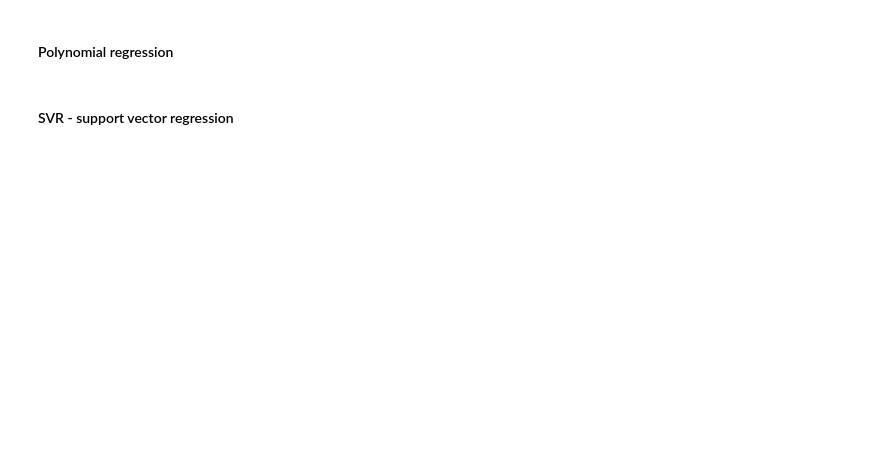
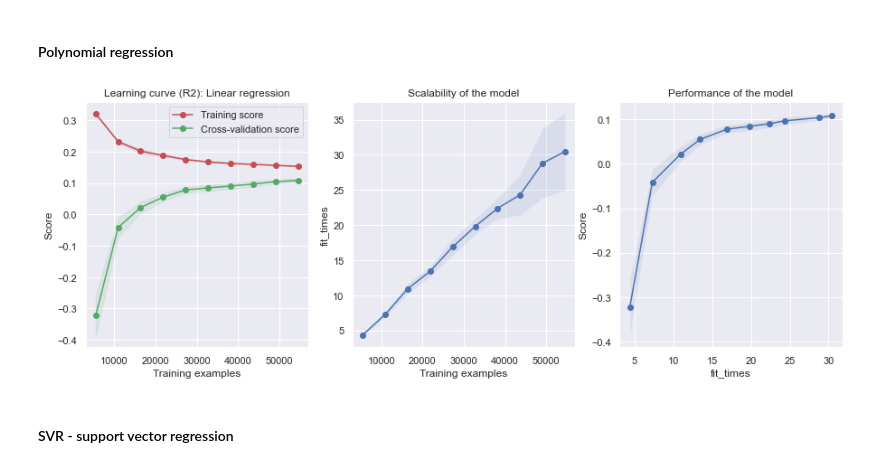
Before and after one commit to Julietvr/bds, a Jupyter notebook: regression/m1_2_regressions.ipynb, the cells around one changed output. Cells and saved outputs as stored; diff of their text form; code cells hidden in the pictures; blank space fills up the shorter version.

```diff
--- a/regression/m1_2_regressions.ipynb
+++ b/regression/m1_2_regressions.ipynb
@@ -196,4 +240,17 @@ scores[name] = {
 }
 # %% [markdown]
 #### Polynomial regression
+# %%
+title = "Linear regression"
+estimator = LinearRegression()
+train_sizes = np.linspace(0.1, 1.0, 10)
+
+poly = PolynomialFeatures(2)
+X_train_poly = pd.DataFrame(poly.fit_transform(X_train))
+X_test_poly = pd.DataFrame(poly.fit_transform(X_test))
+train_sizes, train_scores, test_scores, fit_times, _ = learning_curve(estimator, X_train_poly, y_train, cv=5, n_jobs=-1, train_sizes=train_sizes, return_times=True)
+
+plt_curve(title, train_sizes, train_scores, test_scores, fit_times)
+# %% [output]
+[figure, added]
 # %%
```
Also changed, not shown: parts of 20 cells of this notebook, 3 other files.
